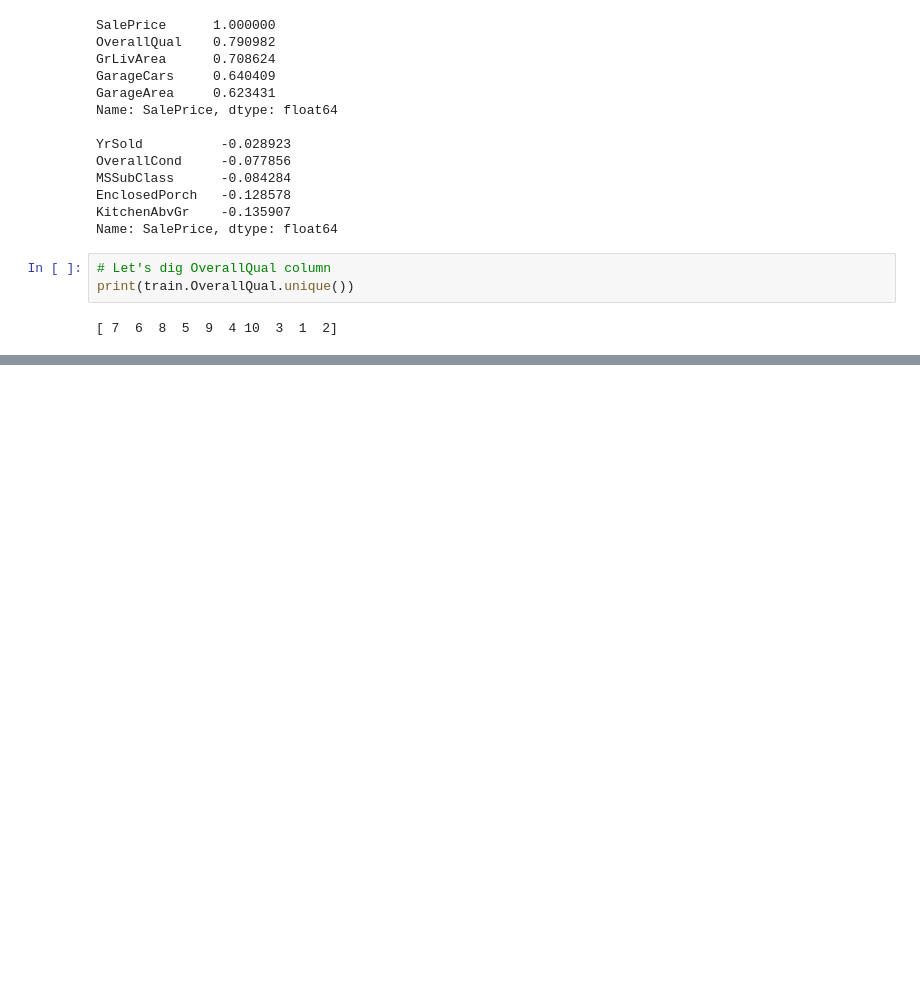
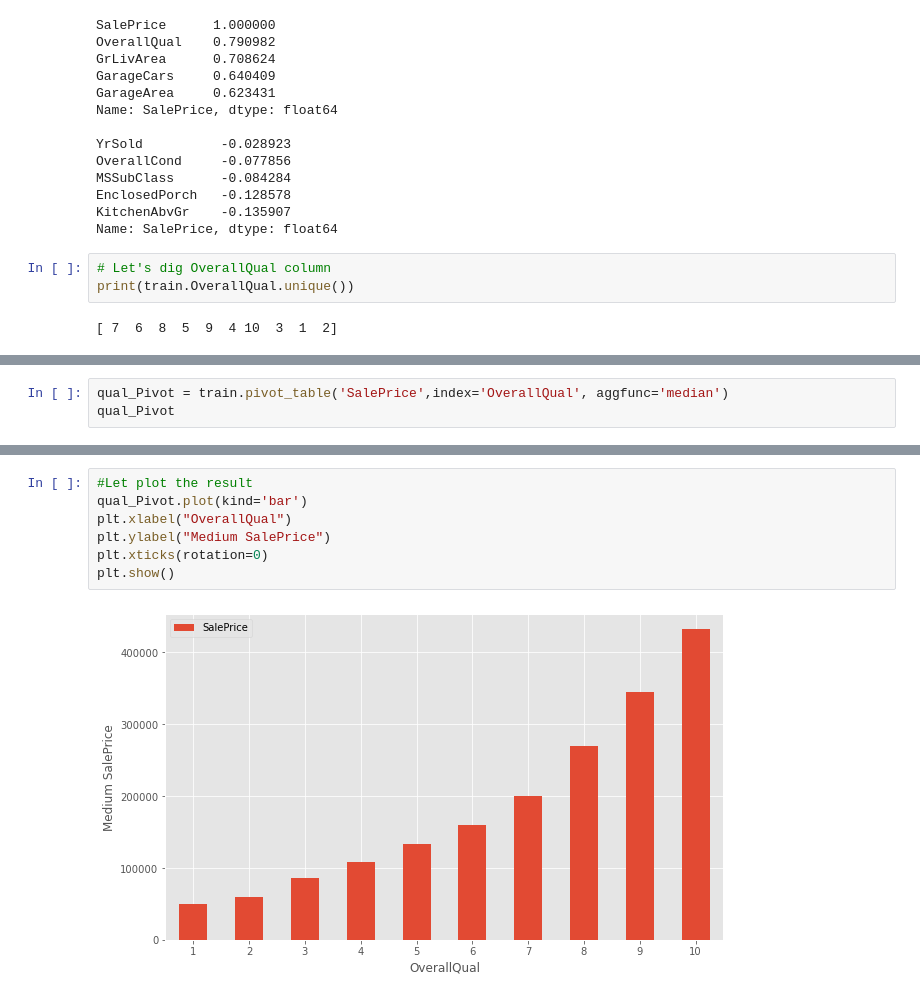
Before and after one commit to biad-iritie/House-Prices-Competition, a Jupyter notebook: index.ipynb, the cells around one changed output, grey strips where cells are left out. Saved outputs shown, nothing was run; the diff lists cells and outputs as text; blank space fills up the shorter version.

Commit message:
check corr OverallQual and SalePrice

```diff
--- a/index.ipynb
+++ b/index.ipynb
@@ -197,0 +202,3 @@ print(train.OverallQual.unique())
+# %%
+qual_Pivot = train.pivot_table('SalePrice',index='OverallQual', aggfunc='median')
+qual_Pivot
@@ -197,0 +218,9 @@ print(train.OverallQual.unique())
+# %%
+#Let plot the result
+qual_Pivot.plot(kind='bar')
+plt.xlabel("OverallQual")
+plt.ylabel("Medium SalePrice")
+plt.xticks(rotation=0)
+plt.show()
+# %% [output]
+[figure, added]
```
Also changed, not shown: parts of 2 cells of this notebook.
